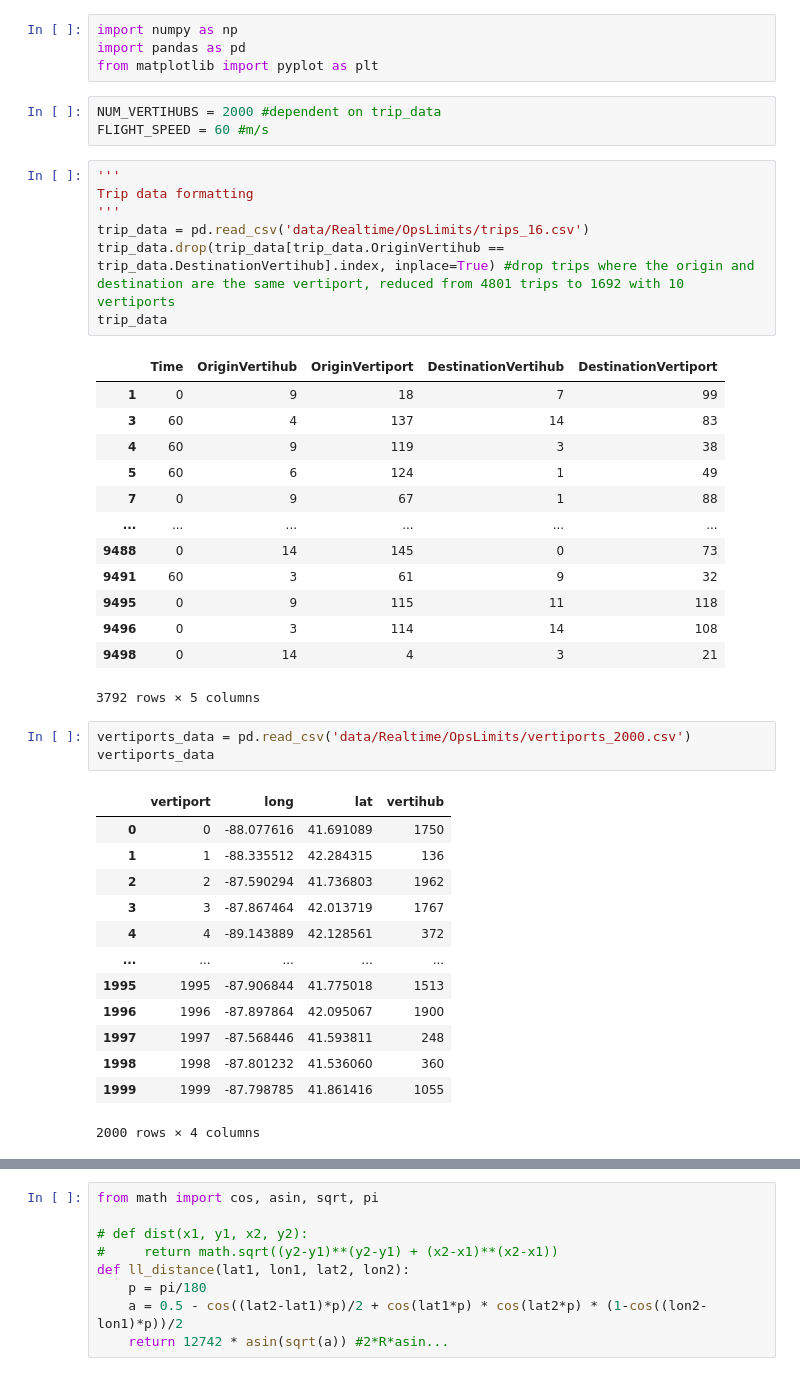
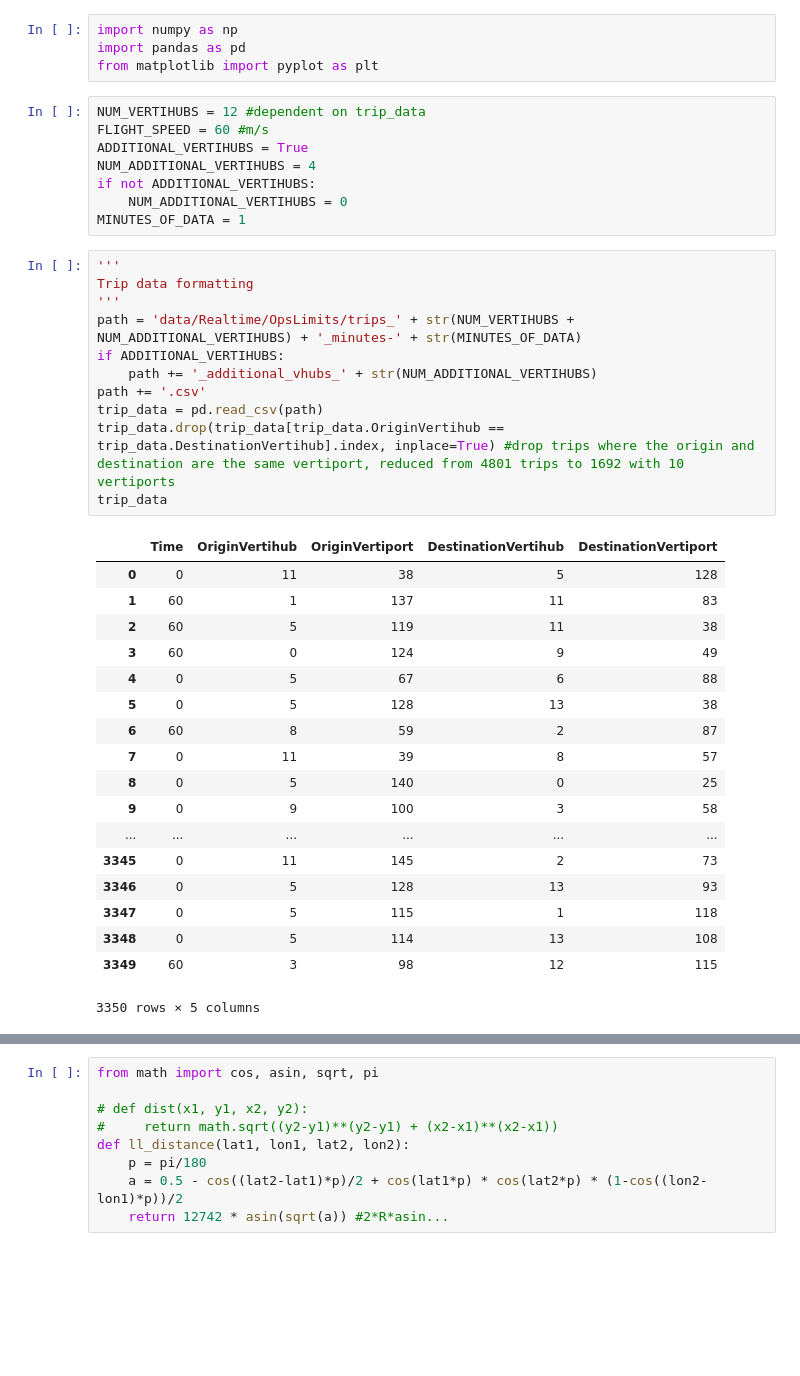
Before and after one commit to JoeMuff999/UAM-Planning-Toolkit, a Jupyter notebook: realtime_ops_limits_data_collection.ipynb, the cells around one changed output, grey strips where cells are left out. Drawn from its saved outputs; the diff is of its cells as text; blank space fills up the shorter version.

```diff
--- a/realtime_ops_limits_data_collection.ipynb
+++ b/realtime_ops_limits_data_collection.ipynb
@@ -13,43 +13,40 @@ import numpy as np
 import pandas as pd
 from matplotlib import pyplot as plt
 # %%
-NUM_VERTIHUBS = 2000 #dependent on trip_data
+NUM_VERTIHUBS = 12 #dependent on trip_data
 FLIGHT_SPEED = 60 #m/s
+ADDITIONAL_VERTIHUBS = True
+NUM_ADDITIONAL_VERTIHUBS = 4
+if not ADDITIONAL_VERTIHUBS:
+    NUM_ADDITIONAL_VERTIHUBS = 0
+MINUTES_OF_DATA = 1
 # %%
 '''
 Trip data formatting
 '''
-trip_data = pd.read_csv('data/Realtime/OpsLimits/trips_16.csv')
+path = 'data/Realtime/OpsLimits/trips_' + str(NUM_VERTIHUBS + NUM_ADDITIONAL_VERTIHUBS) + '_minutes-' + str(MINUTES_OF_DATA)
+if ADDITIONAL_VERTIHUBS:
+    path += '_additional_vhubs_' + str(NUM_ADDITIONAL_VERTIHUBS)
+path += '.csv'
+trip_data = pd.read_csv(path)
 trip_data.drop(trip_data[trip_data.OriginVertihub == trip_data.DestinationVertihub].index, inplace=True) #drop trips where the origin and destination are the same vertiport, reduced from 4801 trips to 1692 with 10 vertiports
 trip_data
 # %% [output]
 |  | Time | OriginVertihub | OriginVertiport | DestinationVertihub | DestinationVertiport |
-| 1 | 0 | 9 | 18 | 7 | 99 |
-| 3 | 60 | 4 | 137 | 14 | 83 |
-| 4 | 60 | 9 | 119 | 3 | 38 |
-| 5 | 60 | 6 | 124 | 1 | 49 |
-| 7 | 0 | 9 | 67 | 1 | 88 |
+| 0 | 0 | 11 | 38 | 5 | 128 |
+| 1 | 60 | 1 | 137 | 11 | 83 |
+| 2 | 60 | 5 | 119 | 11 | 38 |
+| 3 | 60 | 0 | 124 | 9 | 49 |
+| 4 | 0 | 5 | 67 | 6 | 88 |
+| 5 | 0 | 5 | 128 | 13 | 38 |
+| 6 | 60 | 8 | 59 | 2 | 87 |
+| 7 | 0 | 11 | 39 | 8 | 57 |
+| 8 | 0 | 5 | 140 | 0 | 25 |
+| 9 | 0 | 9 | 100 | 3 | 58 |
 | ... | ... | ... | ... | ... | ... |
-| 9488 | 0 | 14 | 145 | 0 | 73 |
-| 9491 | 60 | 3 | 61 | 9 | 32 |
-| 9495 | 0 | 9 | 115 | 11 | 118 |
-| 9496 | 0 | 3 | 114 | 14 | 108 |
-| 9498 | 0 | 14 | 4 | 3 | 21 |
+| 3345 | 0 | 11 | 145 | 2 | 73 |
+| 3346 | 0 | 5 | 128 | 13 | 93 |
+| 3347 | 0 | 5 | 115 | 1 | 118 |
+| 3348 | 0 | 5 | 114 | 13 | 108 |
+| 3349 | 60 | 3 | 98 | 12 | 115 |
-3792 rows × 5 columns
+3350 rows × 5 columns
-# %%
-vertiports_data = pd.read_csv('data/Realtime/OpsLimits/vertiports_2000.csv')
-vertiports_data
-# %% [output]
-|  | vertiport | long | lat | vertihub |
-| 0 | 0 | -88.077616 | 41.691089 | 1750 |
-| 1 | 1 | -88.335512 | 42.284315 | 136 |
-| 2 | 2 | -87.590294 | 41.736803 | 1962 |
-| 3 | 3 | -87.867464 | 42.013719 | 1767 |
-| 4 | 4 | -89.143889 | 42.128561 | 372 |
-| ... | ... | ... | ... | ... |
-| 1995 | 1995 | -87.906844 | 41.775018 | 1513 |
-| 1996 | 1996 | -87.897864 | 42.095067 | 1900 |
-| 1997 | 1997 | -87.568446 | 41.593811 | 248 |
-| 1998 | 1998 | -87.801232 | 41.536060 | 360 |
-| 1999 | 1999 | -87.798785 | 41.861416 | 1055 |
-2000 rows × 4 columns
```
Also changed, not shown: parts of 3 cells of this notebook, 20 other files.
